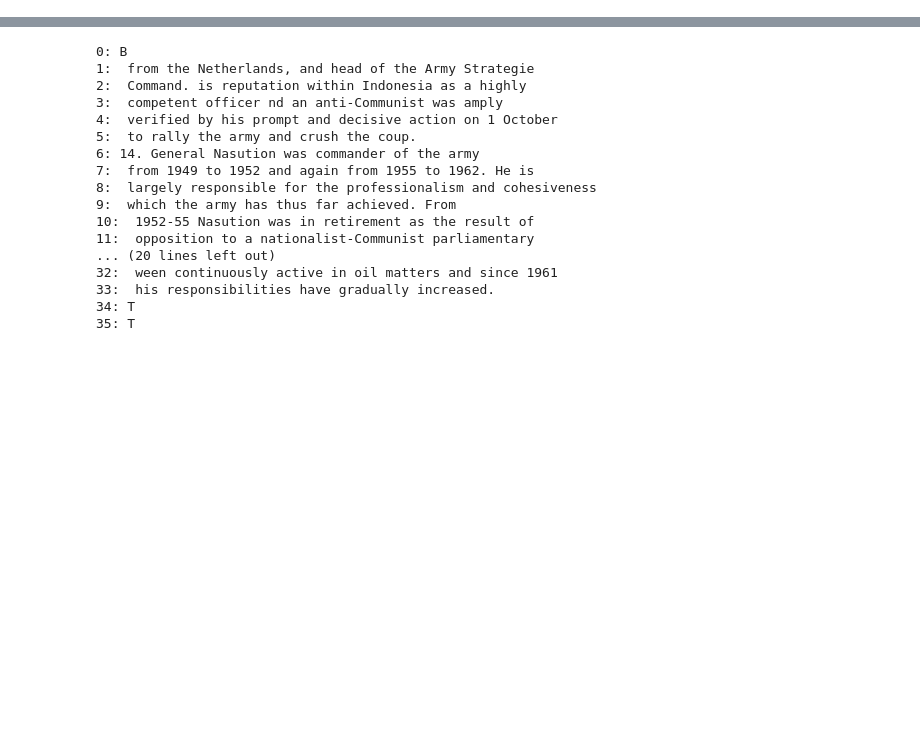
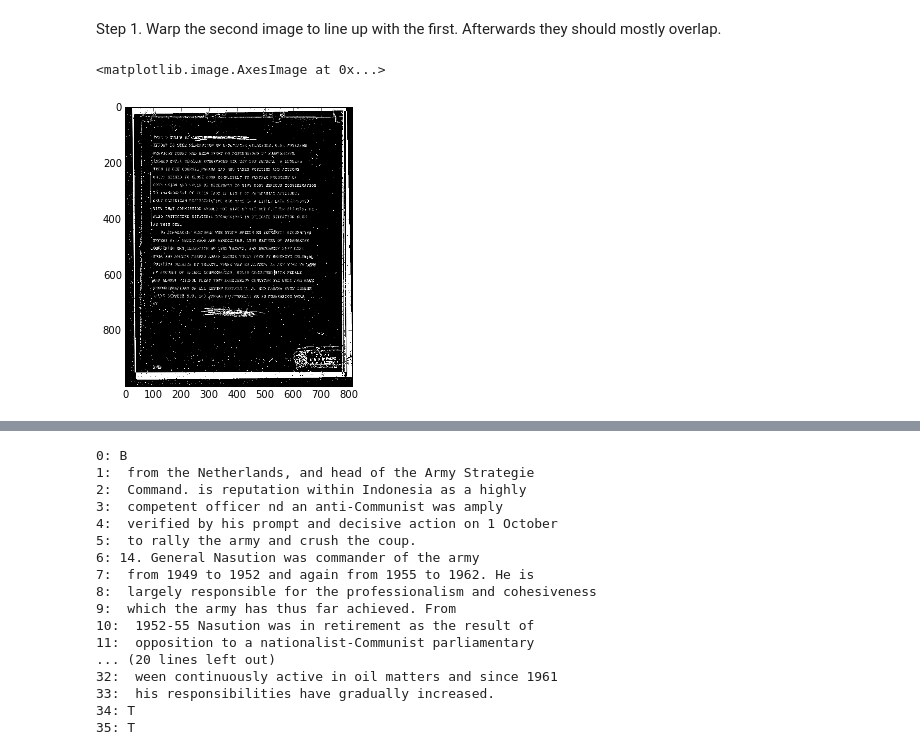
Before and after one commit to srush/declass-align, a Jupyter notebook: notebooks/HumanRedact.ipynb, the cells around one changed output, grey strips where cells are left out. Saved outputs shown, nothing was run; the diff lists cells and outputs as text; code cells hidden in the pictures; blank space fills up the shorter version.

```diff
--- a/notebooks/HumanRedact.ipynb
+++ b/notebooks/HumanRedact.ipynb
@@ -20,0 +31,9 @@ pairs, key1, key2 = im.align_images(p1.z, p2.z)
+# %% [markdown]
+Step 1. Warp the second image to line up with the first. Afterwards they should mostly overlap.
+# %%
+figure(figsize = (10,5))
+warp = im.align_images(p1.z, p2.z)
+imshow(cv2.absdiff(p1.z, warp))
+# %% [output]
+<matplotlib.image.AxesImage at 0x...>
+[figure, added]
```
Also changed, not shown: parts of 22 cells of this notebook, 2 other files.
